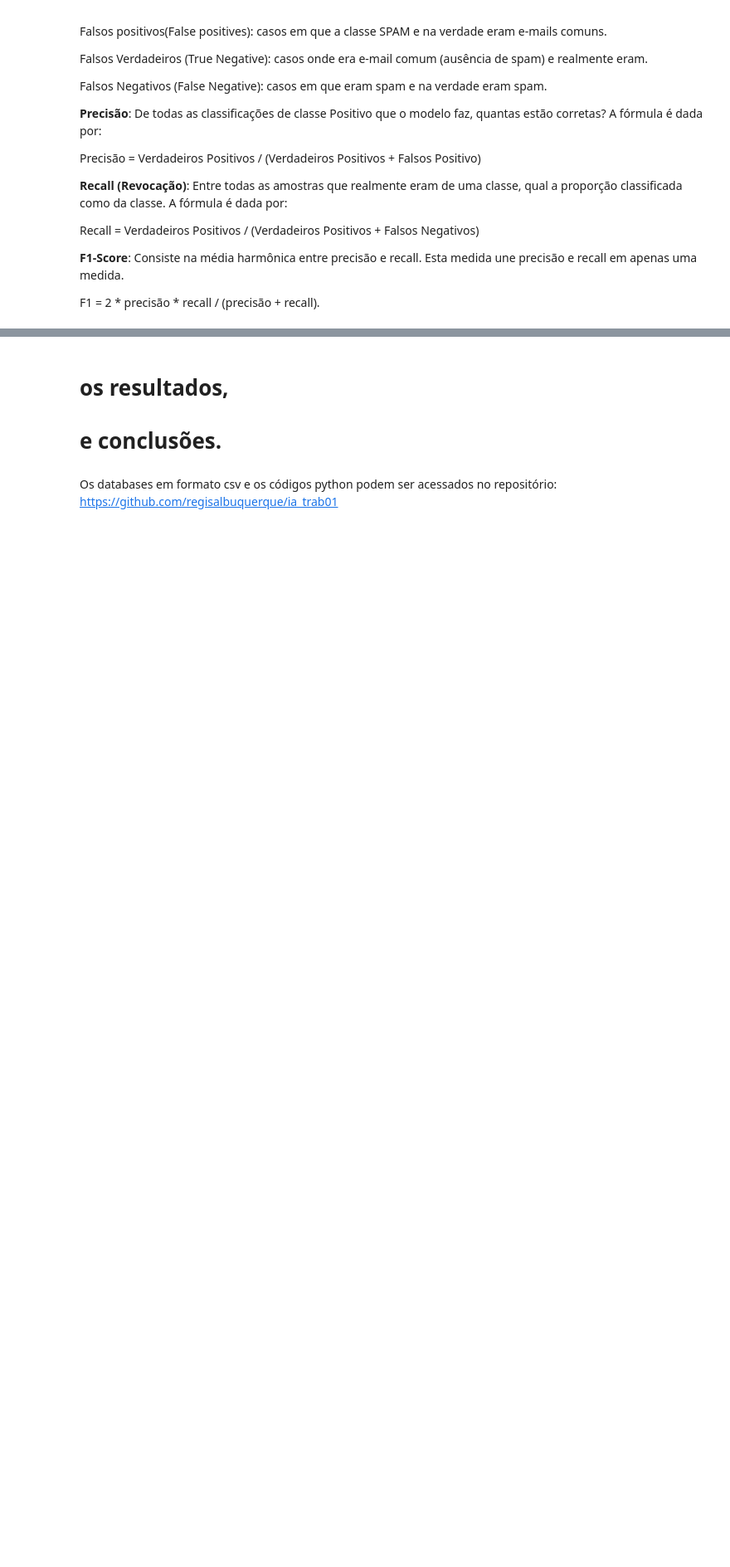
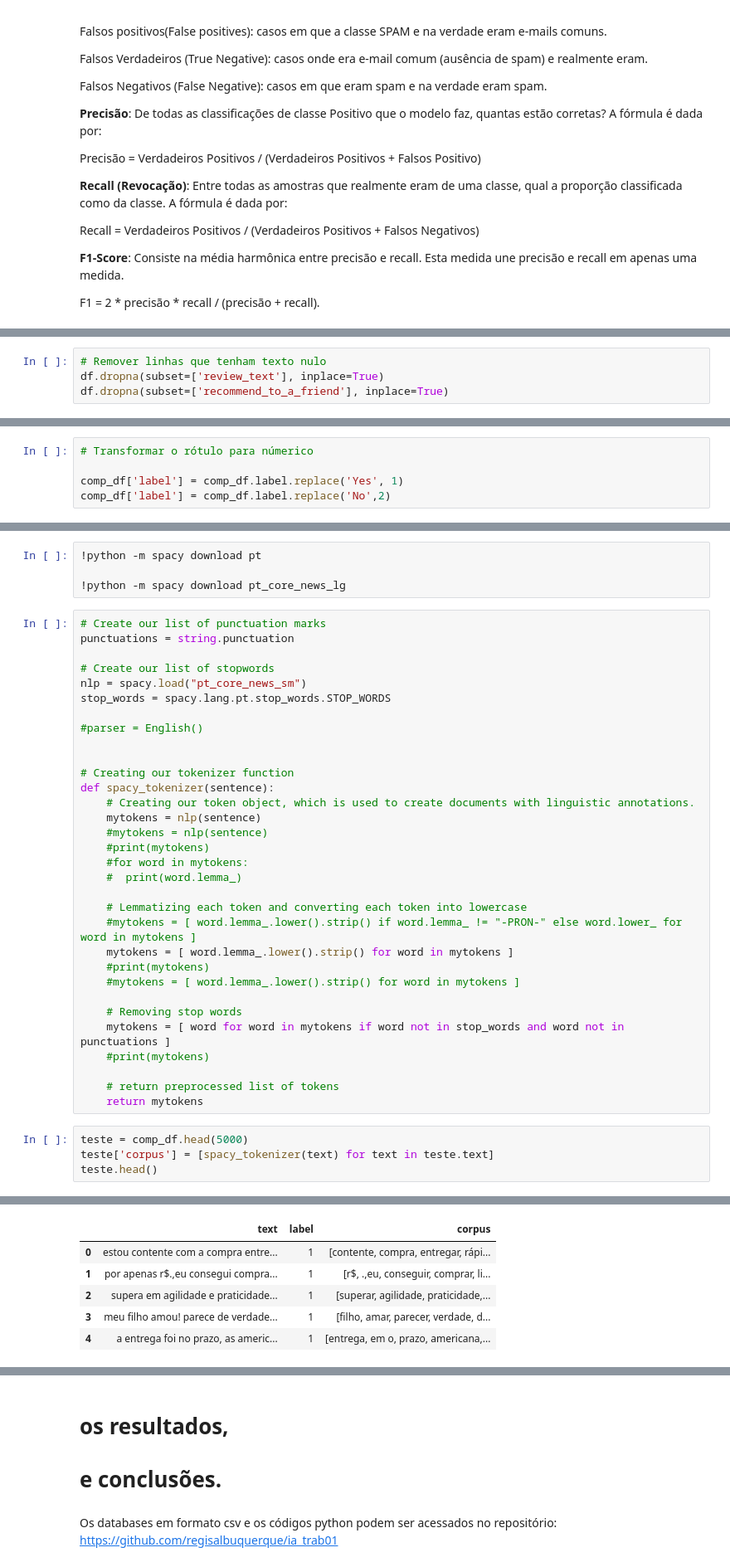
Before and after one commit to regisalbuquerque/ia_trab01, a Jupyter notebook: tests.ipynb, the cells around one changed output, grey strips where cells are left out. Shown: that part at 83% size. Drawn from its saved outputs; the diff is of its cells as text; blank space fills up the shorter version.

```diff
--- a/tests.ipynb
+++ b/tests.ipynb
@@ -76,0 +120,4 @@ F1 = 2 * precisão * recall / (precisão + recall).
+# %%
+# Remover linhas que tenham texto nulo
+df.dropna(subset=['review_text'], inplace=True)
+df.dropna(subset=['recommend_to_a_friend'], inplace=True)
@@ -76,0 +136,5 @@ F1 = 2 * precisão * recall / (precisão + recall).
+# %%
+# Transformar o rótulo para númerico
+
+comp_df['label'] = comp_df.label.replace('Yes', 1)
+comp_df['label'] = comp_df.label.replace('No',2)
@@ -76,0 +170,41 @@ F1 = 2 * precisão * recall / (precisão + recall).
+# %%
+!python -m spacy download pt
+
+!python -m spacy download pt_core_news_lg
+# %%
+# Create our list of punctuation marks
+punctuations = string.punctuation
+
+# Create our list of stopwords
+nlp = spacy.load("pt_core_news_sm")
+stop_words = spacy.lang.pt.stop_words.STOP_WORDS
+
+#parser = English()
+
+
+# Creating our tokenizer function
+def spacy_tokenizer(sentence):
+    # Creating our token object, which is used to create documents with linguistic annotations.
+    mytokens = nlp(sentence)
+    #mytokens = nlp(sentence)
+    #print(mytokens)
+    #for word in mytokens:
+    #  print(word.lemma_)
+
+    # Lemmatizing each token and converting each token into lowercase
+    #mytokens = [ word.lemma_.lower().strip() if word.lemma_ != "-PRON-" else word.lower_ for word in mytokens ]
+    mytokens = [ word.lemma_.lower().strip() for word in mytokens ]
+    #print(mytokens)
+    #mytokens = [ word.lemma_.lower().strip() for word in mytokens ]
+
+    # Removing stop words
+    mytokens = [ word for word in mytokens if word not in stop_words and word not in punctuations ]
+    #print(mytokens)
+
+    # return preprocessed list of tokens
+    return mytokens
+# %%
+teste = comp_df.head(5000)
+teste['corpus'] = [spacy_tokenizer(text) for text in teste.text]
+teste.head()
+# %% [output]
@@ -76,0 +216,6 @@ F1 = 2 * precisão * recall / (precisão + recall).
+|  | text | label | corpus |
+| 0 | estou contente com a compra entre... | 1 | [contente, compra, entregar, rápi... |
+| 1 | por apenas r$.,eu consegui compra... | 1 | [r$, .,eu, conseguir, comprar, li... |
+| 2 | supera em agilidade e praticidade... | 1 | [superar, agilidade, praticidade,... |
+| 3 | meu filho amou! parece de verdade... | 1 | [filho, amar, parecer, verdade, d... |
+| 4 | a entrega foi no prazo, as americ... | 1 | [entrega, em o, prazo, americana,... |
```
Also changed, not shown: parts of 26 cells of this notebook.
